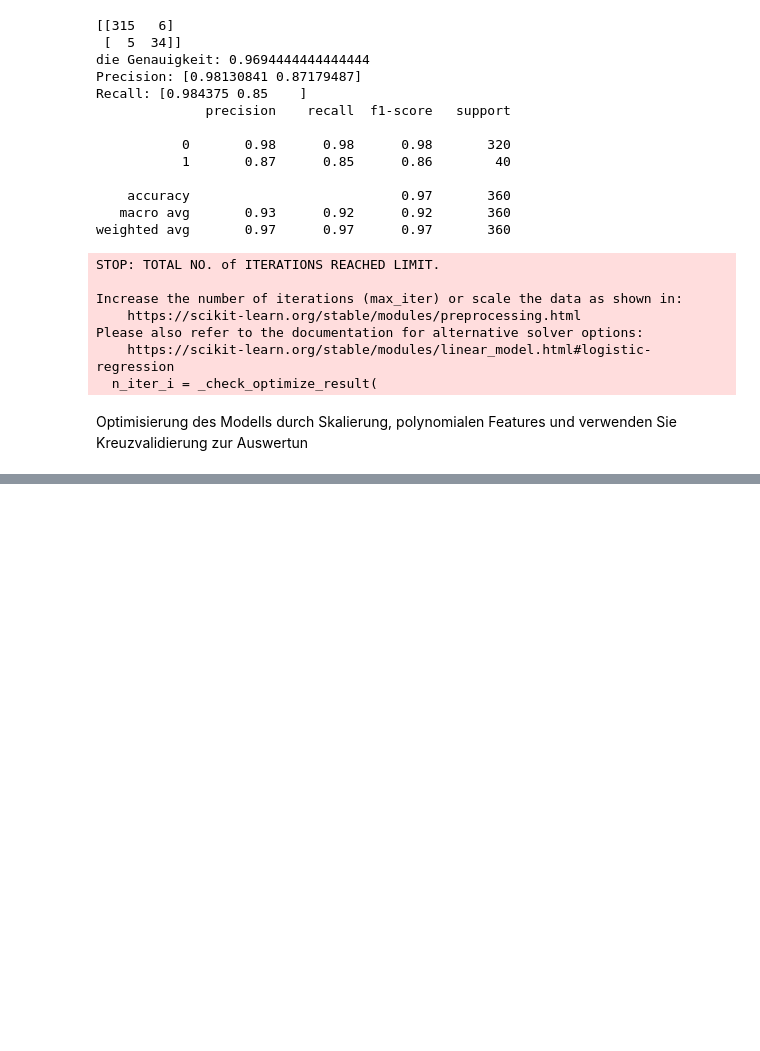
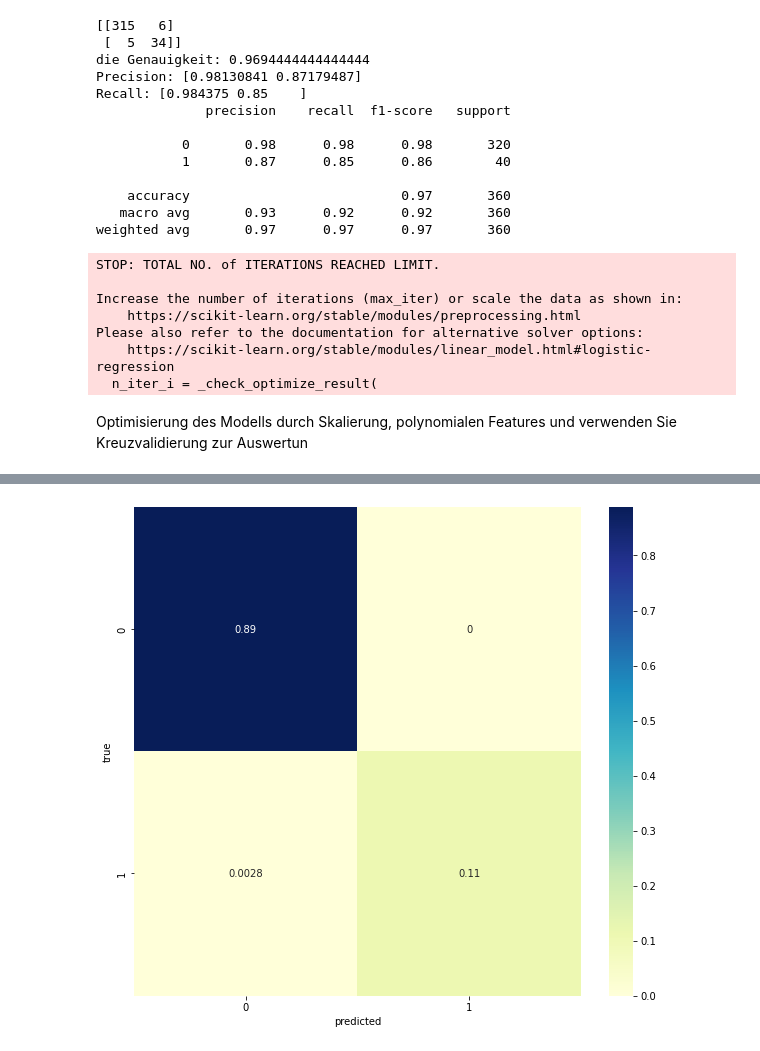
Before and after one commit to Steve2404/Machine-Learning-Projekte, a Jupyter notebook: Projekt_Ziffernerkennung .ipynb, the cells around one changed output, grey strips where cells are left out. Saved outputs shown, nothing was run; the diff lists cells and outputs as text; code cells hidden in the pictures; blank space fills up the shorter version.

```diff
--- a/Projekt_Ziffernerkennung .ipynb
+++ b/Projekt_Ziffernerkennung .ipynb
@@ -129,7 +130,8 @@ Please also refer to the documentation for alternative solver options:
 Optimisierung des Modells durch Skalierung, polynomialen Features
 und verwenden Sie Kreuzvalidierung zur Auswertun
 # %%
-pipeline = Pipeline([('scaler', StandardScaler()),('poly', PolynomialFeatures(include_bias=False)),('reg',LogisticRegression())])
+pipeline = Pipeline([('poly', PolynomialFeatures(include_bias=False)),('reg',LogisticRegression())])
 parameters = {'poly__degree': np.arange(1,4), 'reg__alpha': np.logspace(-6,0,51)}
+pipeline.fit(x_train, y_train_9)
 grid_pipeline = GridSearchCV(pipeline, parameters)
-ross_val_score(sgd_clf, X_train, y_train_5, cv=5, scoring="accuracy")
+score = cross_val_score(pipeline, x_train, y_train_9, cv=5, scoring="accuracy")
@@ -137,0 +177,9 @@ ValueError: Invalid parameter 'alpha' for estimator LogisticRegression(). Valid
+# %%
+confusion_M = confusion_matrix(y_test_9, pipeline.predict(x_test), normalize='all')
+fig = plt.figure(figsize=(10, 9))
+sns.heatmap(confusion_M, cmap='YlGnBu', annot=True)
+plt.xlabel('predicted')
+plt.ylabel('true')
+plt.show()
+# %% [output]
+[figure, added]
```
Also changed, not shown: parts of 8 cells of this notebook, 1 other file.
